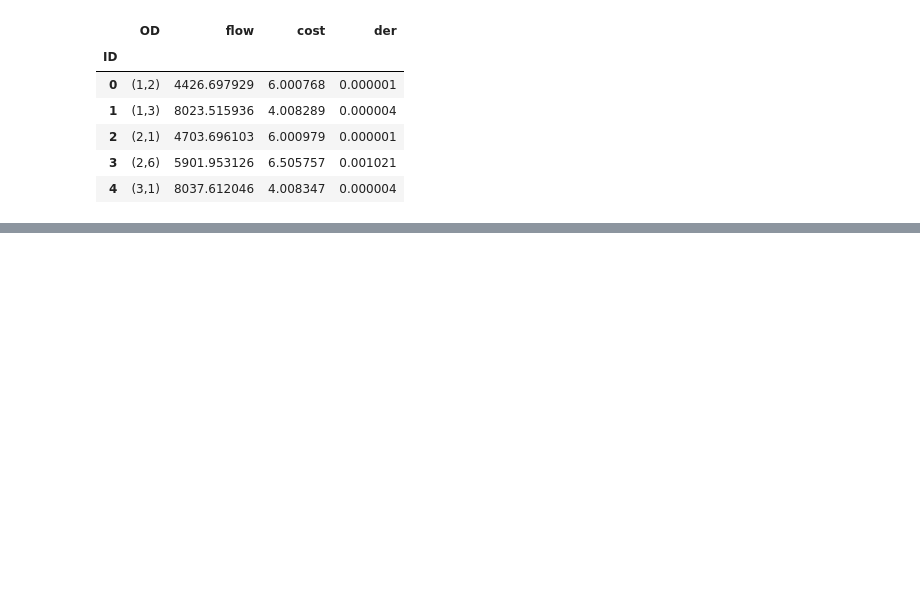
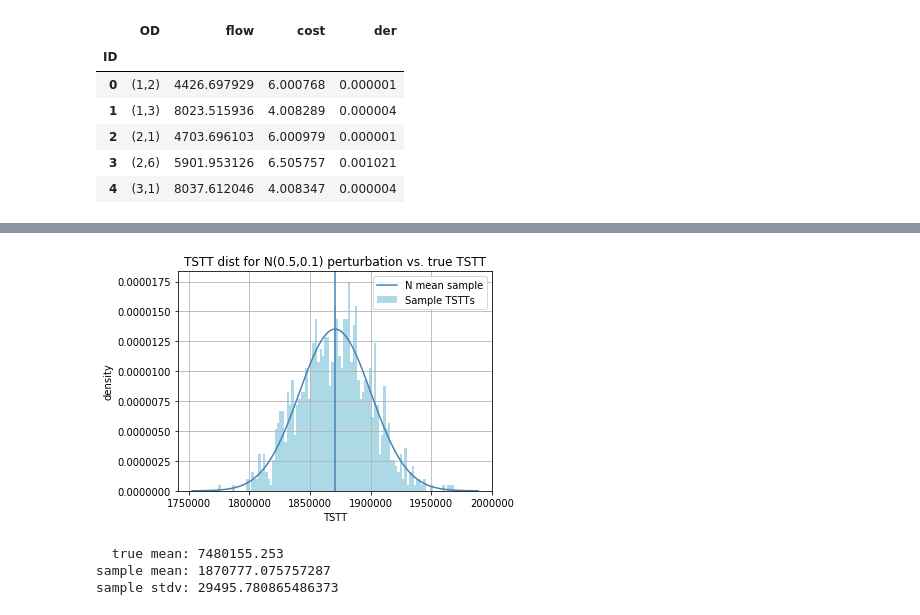
Before and after one commit to CarlinLiao/od-perturbation, a Jupyter notebook: automation.ipynb, the cells around one changed output, grey strips where cells are left out. Drawn from its saved outputs; the diff is of its cells as text; code cells hidden in the pictures; blank space fills up the shorter version.

```diff
--- a/automation.ipynb
+++ b/automation.ipynb
@@ -115,0 +224,16 @@ dfres.to_csv("res.csv")
+# %%
+np5sdp1_mean, np5sdp1_sd = monte_carlo(mean_true,
+                                       "SiouxFalls_net.tntp",
+                                       "SiouxFalls_trips.tntp",
+                                       1000,
+                                       norm_mean=.5,
+                                       trials_csv='n(p5,p1).csv',
+                                       plot_true_mean=False,
+                                       img_title='TSTT dist for N(0.5,0.1) perturbation vs. true TSTT',
+                                       img_filename='n(p5,p1).png',
+                                       verbose_output=True)
+# %% [output]
+[figure, added]
+  true mean: 7480155.253
+sample mean: 1870777.075757287
+sample stdv: 29495.780865486373
```
Also changed, not shown: parts of 16 cells of this notebook, 1 other file.
